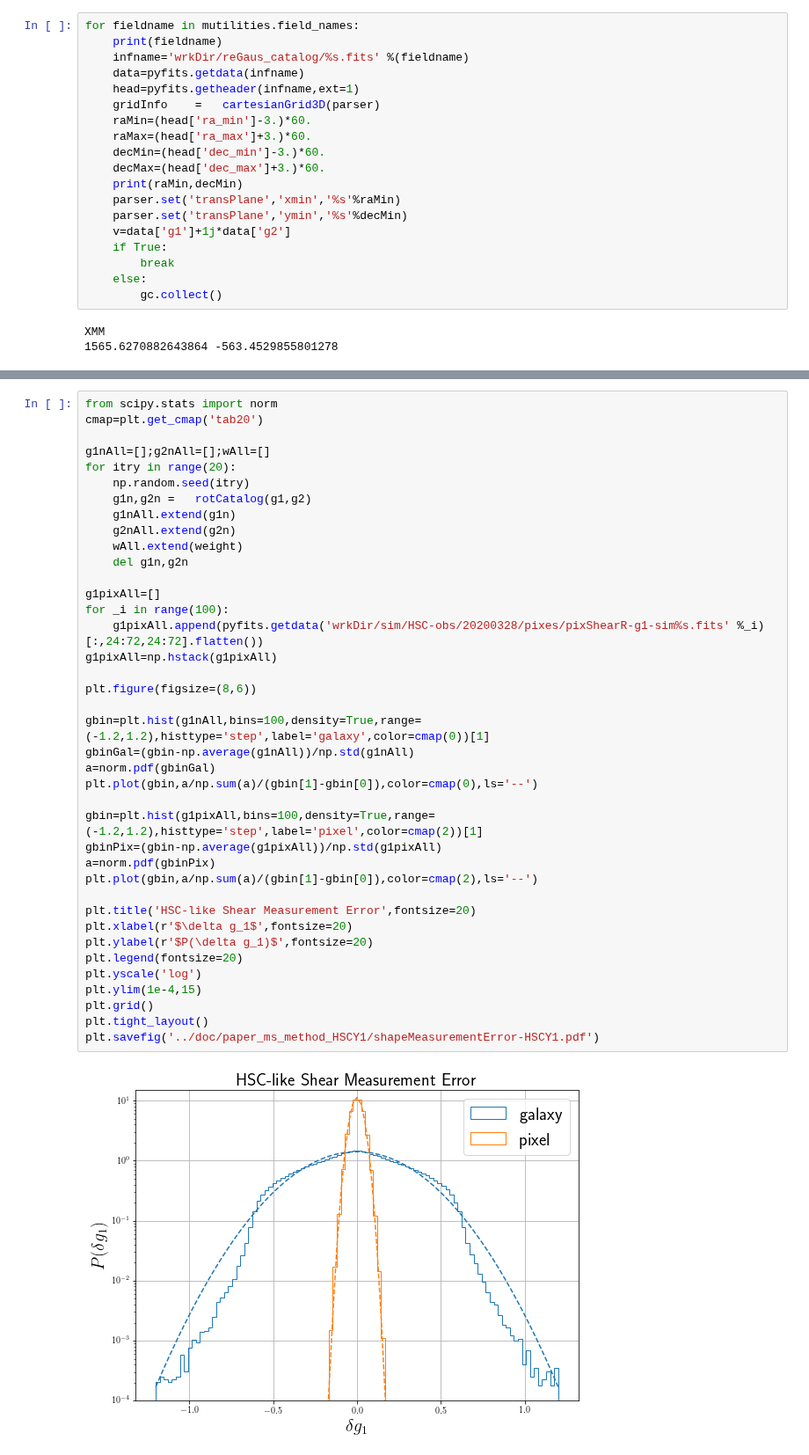
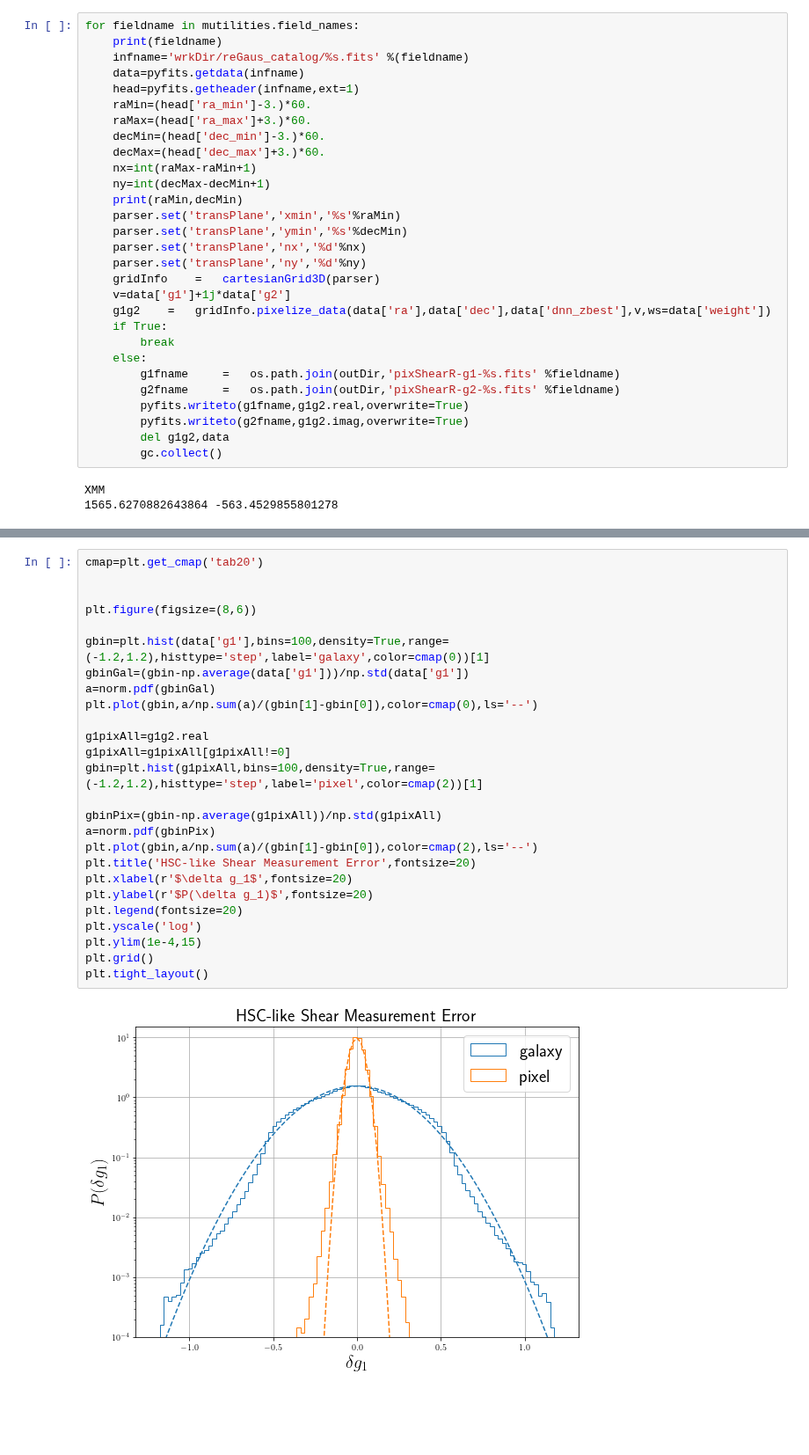
Before and after one commit to mr-superonion/splinv, a Jupyter notebook: notebook/s19/pixelation.ipynb, the cells around one changed output, grey strips where cells are left out. Shown at 88% size. Saved outputs shown, nothing was run; the diff lists cells and outputs as text; blank space fills up the shorter version.

```diff
--- a/notebook/s19/pixelation.ipynb
+++ b/notebook/s19/pixelation.ipynb
@@ -22,18 +111,28 @@ for fieldname in mutilities.field_names:
     infname='wrkDir/reGaus_catalog/%s.fits' %(fieldname)
     data=pyfits.getdata(infname)
     head=pyfits.getheader(infname,ext=1)
-    gridInfo    =   cartesianGrid3D(parser)
     raMin=(head['ra_min']-3.)*60.
     raMax=(head['ra_max']+3.)*60.
     decMin=(head['dec_min']-3.)*60.
     decMax=(head['dec_max']+3.)*60.
+    nx=int(raMax-raMin+1)
+    ny=int(decMax-decMin+1)
     print(raMin,decMin)
     parser.set('transPlane','xmin','%s'%raMin)
     parser.set('transPlane','ymin','%s'%decMin)
+    parser.set('transPlane','nx','%d'%nx)
+    parser.set('transPlane','ny','%d'%ny)
+    gridInfo    =   cartesianGrid3D(parser)
     v=data['g1']+1j*data['g2']
+    g1g2    =   gridInfo.pixelize_data(data['ra'],data['dec'],data['dnn_zbest'],v,ws=data['weight'])
     if True:
         break
     else:
+        g1fname     =   os.path.join(outDir,'pixShearR-g1-%s.fits' %fieldname)
+        g2fname     =   os.path.join(outDir,'pixShearR-g2-%s.fits' %fieldname)
+        pyfits.writeto(g1fname,g1g2.real,overwrite=True)
+        pyfits.writeto(g2fname,g1g2.imag,overwrite=True)
+        del g1g2,data
         gc.collect()
 # %% [output]
 XMM
@@ -62,41 +150,28 @@ plt.scatter(data['i_ra'],data['i_dec'],s=0.001)
 # %%
-from scipy.stats import norm
 cmap=plt.get_cmap('tab20')
 
-g1nAll=[];g2nAll=[];wAll=[]
-for itry in range(20):
-    np.random.seed(itry)
-    g1n,g2n =   rotCatalog(g1,g2)
-    g1nAll.extend(g1n)
-    g2nAll.extend(g2n)
-    wAll.extend(weight)
-    del g1n,g2n
-
-g1pixAll=[]
-for _i in range(100):
-    g1pixAll.append(pyfits.getdata('wrkDir/sim/HSC-obs/20200328/pixes/pixShearR-g1-sim%s.fits' %_i)[:,24:72,24:72].flatten())
-g1pixAll=np.hstack(g1pixAll)
 
 plt.figure(figsize=(8,6))
 
-gbin=plt.hist(g1nAll,bins=100,density=True,range=(-1.2,1.2),histtype='step',label='galaxy',color=cmap(0))[1]
-gbinGal=(gbin-np.average(g1nAll))/np.std(g1nAll)
+gbin=plt.hist(data['g1'],bins=100,density=True,range=(-1.2,1.2),histtype='step',label='galaxy',color=cmap(0))[1]
+gbinGal=(gbin-np.average(data['g1']))/np.std(data['g1'])
 a=norm.pdf(gbinGal)
 plt.plot(gbin,a/np.sum(a)/(gbin[1]-gbin[0]),color=cmap(0),ls='--')
 
+g1pixAll=g1g2.real
+g1pixAll=g1pixAll[g1pixAll!=0]
 gbin=plt.hist(g1pixAll,bins=100,density=True,range=(-1.2,1.2),histtype='step',label='pixel',color=cmap(2))[1]
+
 gbinPix=(gbin-np.average(g1pixAll))/np.std(g1pixAll)
 a=norm.pdf(gbinPix)
 plt.plot(gbin,a/np.sum(a)/(gbin[1]-gbin[0]),color=cmap(2),ls='--')
-
 plt.title('HSC-like Shear Measurement Error',fontsize=20)
 plt.xlabel(r'$\delta g_1$',fontsize=20)
 plt.ylabel(r'$P(\delta g_1)$',fontsize=20)
 plt.legend(fontsize=20)
 plt.yscale('log')
 plt.ylim(1e-4,15)
 plt.grid()
 plt.tight_layout()
-plt.savefig('../doc/paper_ms_method_HSCY1/shapeMeasurementError-HSCY1.pdf')
 # %% [output]
-[figure, old version]
+[figure, new version]
```
Also changed, not shown: parts of 16 cells of this notebook, 6 other files.
